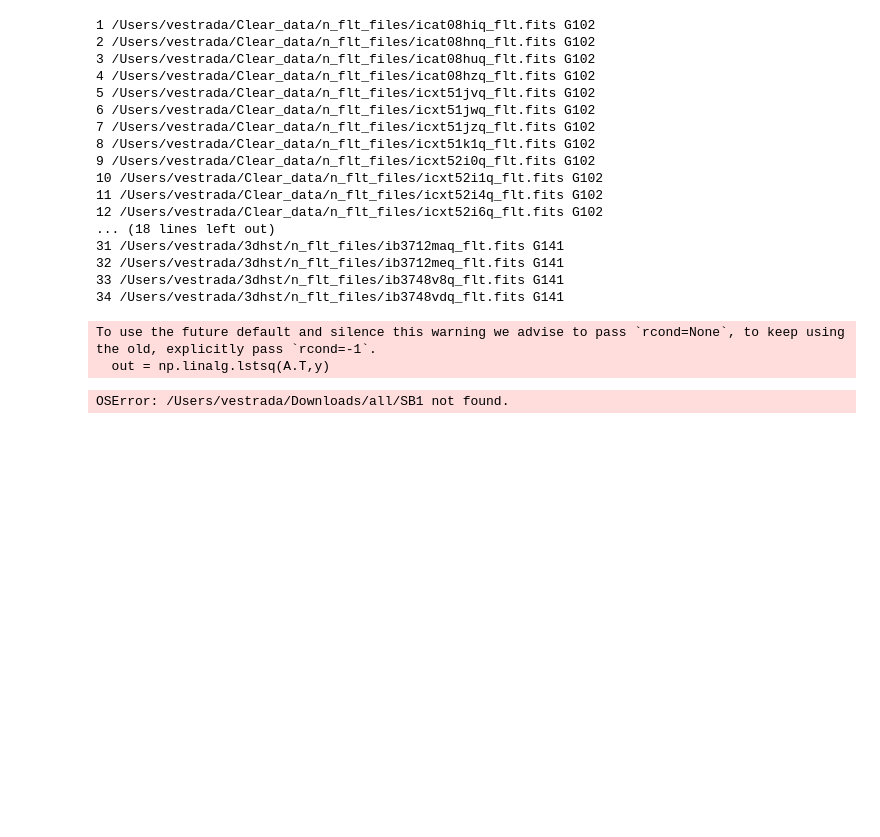
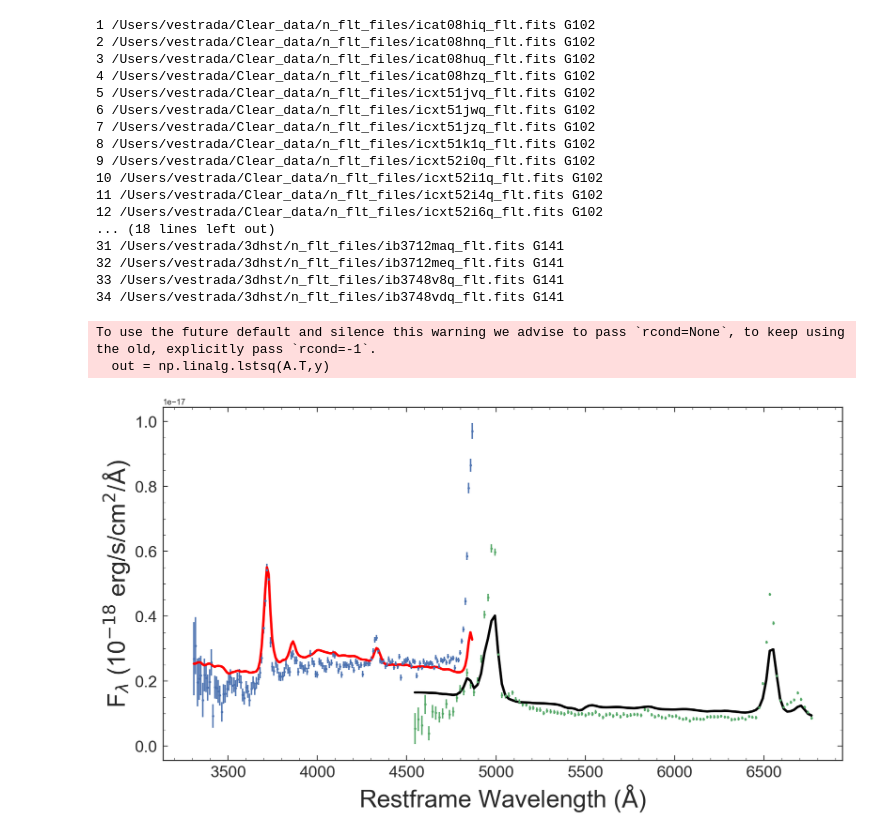
Before and after one commit to ivastar/clear, a Jupyter notebook: notebooks/forward_modeling/Foward_model.ipynb, the cells around one changed output. Saved outputs shown, nothing was run; the diff lists cells and outputs as text; code cells hidden in the pictures; blank space fills up the shorter version.

```diff
--- a/notebooks/forward_modeling/Foward_model.ipynb
+++ b/notebooks/forward_modeling/Foward_model.ipynb
@@ -424,16 +424,16 @@ sp = Gen_MB_spec('beams/gnd_18197.beams.fits', 1.362, 'galaxy_spec_emit_g102.npy
 To use the future default and silence this warning we advise to pass `rcond=None`, to keep using the old, explicitly pass `rcond=-1`.
   out = np.linalg.lstsq(A.T,y)
 # %%
-sp.Sim_spec('/Users/vestrada/Downloads/all/SB1')
+sp.Sim_spec('model_spec/SB1')
 
 plt.figure(figsize=[15,8])
 plt.errorbar(sp.gal_wv_rf_102, sp.gal_fl_102, sp.gal_er_102, linestyle='None', marker='o', markersize=3)
 plt.errorbar(sp.gal_wv_rf_141, sp.gal_fl_141, sp.gal_er_141, linestyle='None', marker='o', markersize=3)
 
 plt.plot(sp.gal_wv_rf_102,sp.fl_102, 'r', linewidth=3)
 plt.plot(sp.gal_wv_rf_141,sp.fl_141, 'k', linewidth=3)
 plt.ylabel('F$_\lambda$ (10$^{-18}$ erg/s/cm$^2$/$\\rm \AA$)',size=30)
 plt.xlabel('Restframe Wavelength ($\\rm \AA$)',size=30)
 plt.tick_params(axis='both', which='major', labelsize=20)
 # %% [output]
-OSError: /Users/vestrada/Downloads/all/SB1 not found.
+[figure, added]
```
